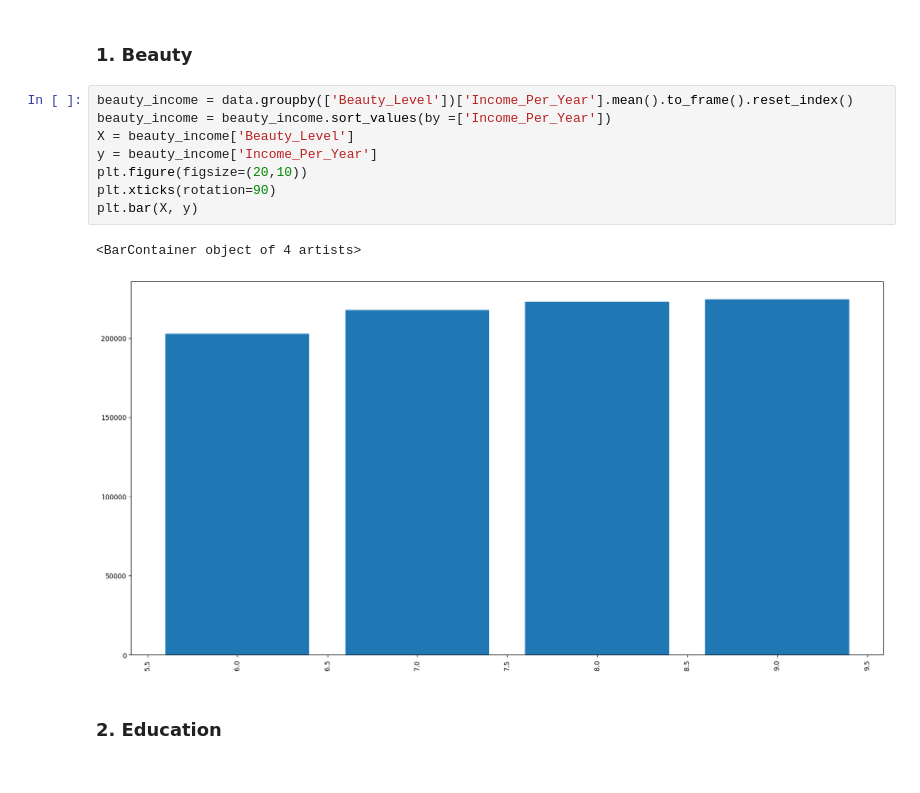
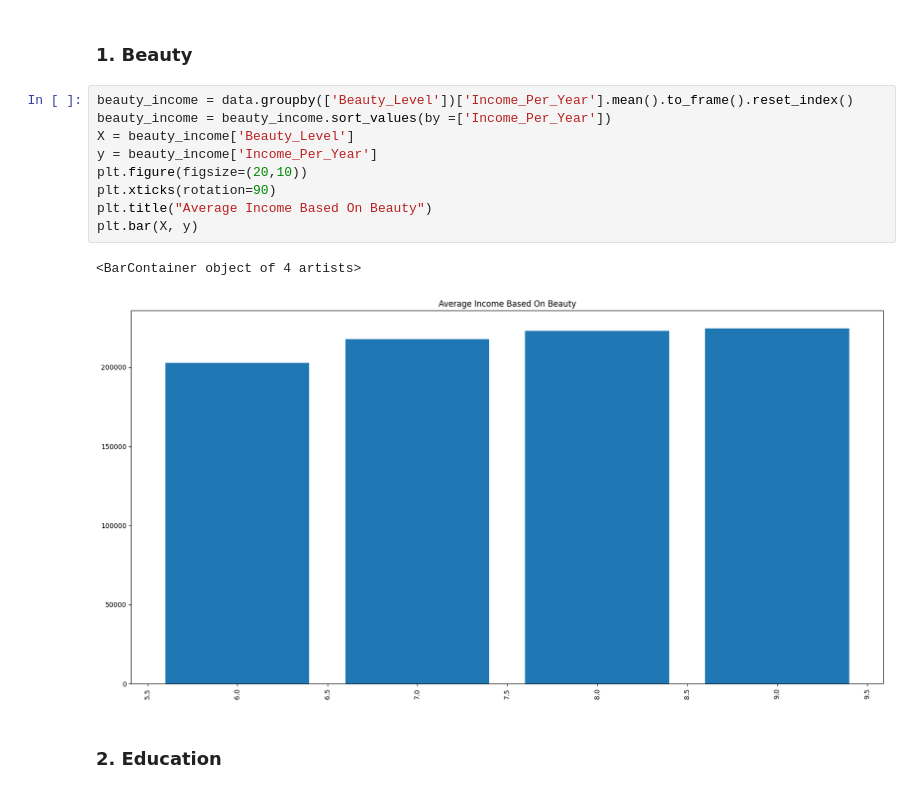
Before and after one commit to soph-colo/data3000-adv-ds, a Jupyter notebook: chatgpt-influencer/notebooks/data_analysis.ipynb, the cells around one changed output. Cells and saved outputs as stored; diff of their text form.

```diff
--- a/chatgpt-influencer/notebooks/data_analysis.ipynb
+++ b/chatgpt-influencer/notebooks/data_analysis.ipynb
@@ -52,14 +53,15 @@ plt.bar(X, y)
 # %%
 beauty_income = data.groupby(['Beauty_Level'])['Income_Per_Year'].mean().to_frame().reset_index()
 beauty_income = beauty_income.sort_values(by =['Income_Per_Year'])
 X = beauty_income['Beauty_Level']
 y = beauty_income['Income_Per_Year']
 plt.figure(figsize=(20,10))
 plt.xticks(rotation=90)
+plt.title("Average Income Based On Beauty")
 plt.bar(X, y)
 # %% [output]
 <BarContainer object of 4 artists>
-[figure, old version]
+[figure, new version]
 # %% [markdown]
 ### 2. Education
 # %%
```
Also changed, not shown: parts of 10 cells of this notebook, 8 other files.
